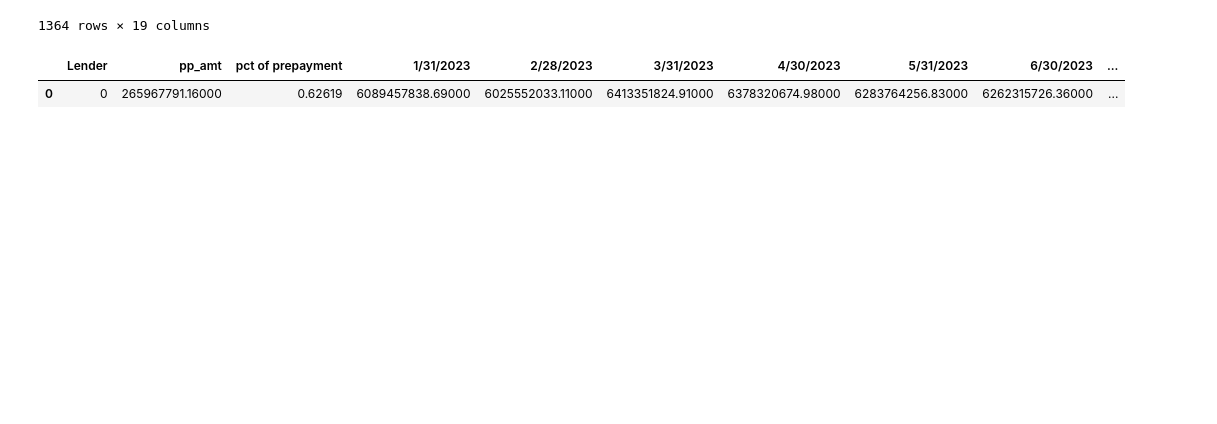
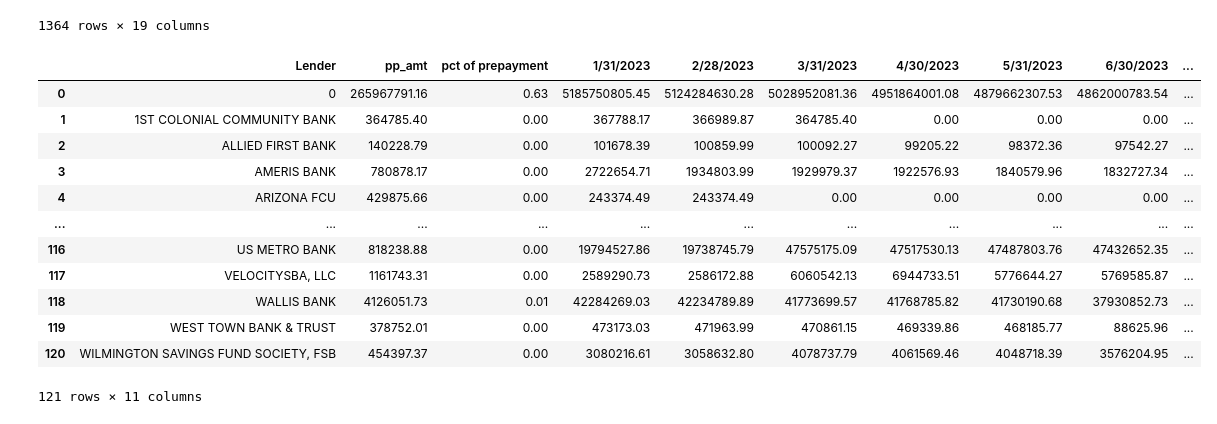
Before and after one commit to laramiedunlap/workstation_transfers, a Jupyter notebook: cpr_overtime/CPR_overtime.ipynb, the cells around one changed output. Cells and saved outputs as stored; diff of their text form; code cells hidden in the pictures; blank space fills up the shorter version.

```diff
--- a/cpr_overtime/CPR_overtime.ipynb
+++ b/cpr_overtime/CPR_overtime.ipynb
@@ -278,7 +278,7 @@ old_no_restruct.shape
 # %% [output]
 (440, 47)
 # %%
-pd.set_option('display.float_format', lambda x: '%.2f' % x)
+# pd.set_option('display.float_format', lambda x: '%.2f' % x)
 
 target = pd.concat( [y,old_no_restruct,temp], axis=0 )
 
@@ -304,8 +302,14 @@ target[target['Lender']=='0'][['GP','Lender']].to_csv('missing_lenders.csv')
+# %%
+found_lenders = pd.read_csv('missing_lenders.csv')
+found_lenders = found_lenders[~found_lenders['Monthly File'].str.contains('0')]
 # %%
 
 target = target.set_index('GP')
 revl_pp_data = pd.read_csv('revl_prepay_data.csv', index_col='GP')
 target = target.merge(revl_pp_data, left_index=True, right_index=True, how='outer')
+target = target.merge(found_lenders.set_index('GP'), left_index=True, right_index=True, how='outer')
+target.loc[target['Monthly File'].notna(), ['Lender_x', 'Lender_y'] ] = target['Monthly File']
+target = target.drop(columns='Monthly File')
 # %%
 def rename_a_shitload_of_columns(in_dict:dict, in_df:pd.DataFrame)->pd.DataFrame:
     df = in_df.copy()
@@ -550,33 +554,44 @@ revl_pp_data
 | 4207579108 | REVL 2023-1 | Voluntary | BURLINGTON EXPRESS INC | OPEN BANK | BURLINGTON | NC | NaN | 487,025.65 | 385801.06 | 9 | ... |
 1364 rows × 19 columns
 # %%
-pd.set_option('display.float_format', lambda x: '%.5f' % x)
+# pd.set_option('display.float_format', lambda x: '%.5f' % x)
 
 x = revl_pp_data[revl_pp_data['pp_yr']==2023].groupby(['Lender']).agg({'pp_amt':'sum'})
 
 cols_23 =[c for c in target.columns if '23' in c]
 
 x['pct of prepayment'] = x['pp_amt'] / x['pp_amt'].sum()
 
 balance_dfs = []
 balance_dfs.append(x.reset_index())
 for c in cols_23:
     balance_dfs.append(target.groupby('Lender_x').agg({c:'sum'}).reset_index().rename(columns={'Lender_x':'Lender'}))
 
 
 lender_pp = merge_all(balance_dfs, _how='left', _on= 'Lender')
 
 
 lender_pp['check'] =lender_pp[[c for c in lender_pp.columns if '23' in c]].sum(axis=1)
 
 
 
 # balance_dfs[0]
 # lender_pp
 
 lender_pp['portfolio_ratio'] = lender_pp['1/31/2023'] / lender_pp['1/31/2023'].sum()
 
-lender_pp[lender_pp['Lender']=='0']
+lender_pp
 # %% [output]
 |  | Lender | pp_amt | pct of prepayment | 1/31/2023 | 2/28/2023 | 3/31/2023 | 4/30/2023 | 5/31/2023 | 6/30/2023 | ... |
-| 0 | 0 | 265967791.16000 | 0.62619 | 6089457838.69000 | 6025552033.11000 | 6413351824.91000 | 6378320674.98000 | 6283764256.83000 | 6262315726.36000 | ... |
+| 0 | 0 | 265967791.16 | 0.63 | 5185750805.45 | 5124284630.28 | 5028952081.36 | 4951864001.08 | 4879662307.53 | 4862000783.54 | ... |
+| 1 | 1ST COLONIAL COMMUNITY BANK | 364785.40 | 0.00 | 367788.17 | 366989.87 | 364785.40 | 0.00 | 0.00 | 0.00 | ... |
+| 2 | ALLIED FIRST BANK | 140228.79 | 0.00 | 101678.39 | 100859.99 | 100092.27 | 99205.22 | 98372.36 | 97542.27 | ... |
+| 3 | AMERIS BANK | 780878.17 | 0.00 | 2722654.71 | 1934803.99 | 1929979.37 | 1922576.93 | 1840579.96 | 1832727.34 | ... |
+| 4 | ARIZONA FCU | 429875.66 | 0.00 | 243374.49 | 243374.49 | 0.00 | 0.00 | 0.00 | 0.00 | ... |
+| ... | ... | ... | ... | ... | ... | ... | ... | ... | ... | ... |
+| 116 | US METRO BANK | 818238.88 | 0.00 | 19794527.86 | 19738745.79 | 47575175.09 | 47517530.13 | 47487803.76 | 47432652.35 | ... |
+| 117 | VELOCITYSBA, LLC | 1161743.31 | 0.00 | 2589290.73 | 2586172.88 | 6060542.13 | 6944733.51 | 5776644.27 | 5769585.87 | ... |
+| 118 | WALLIS BANK | 4126051.73 | 0.01 | 42284269.03 | 42234789.89 | 41773699.57 | 41768785.82 | 41730190.68 | 37930852.73 | ... |
+| 119 | WEST TOWN BANK & TRUST | 378752.01 | 0.00 | 473173.03 | 471963.99 | 470861.15 | 469339.86 | 468185.77 | 88625.96 | ... |
+| 120 | WILMINGTON SAVINGS FUND SOCIETY, FSB | 454397.37 | 0.00 | 3080216.61 | 3058632.80 | 4078737.79 | 4061569.46 | 4048718.39 | 3576204.95 | ... |
+121 rows × 11 columns
```
Also changed, not shown: parts of 5 cells of this notebook, 4 other files.
